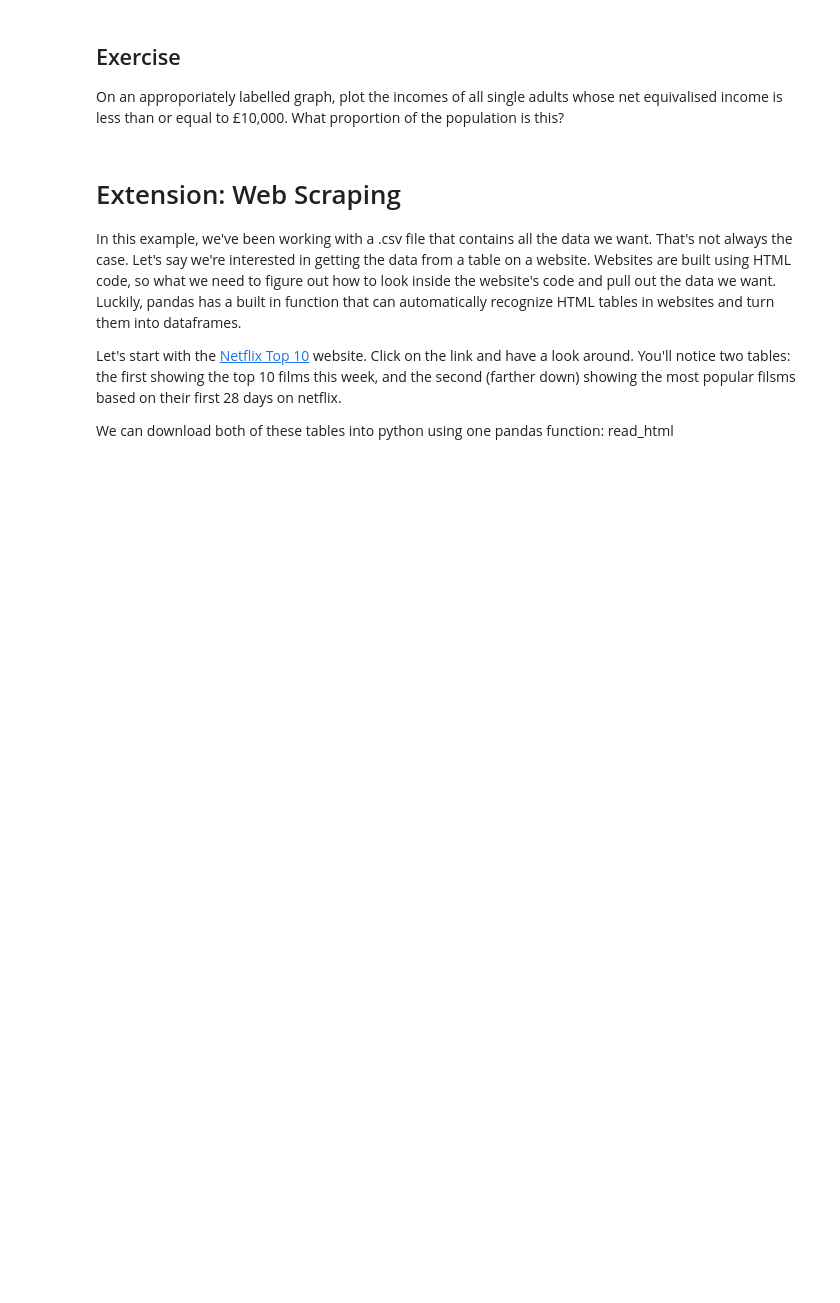
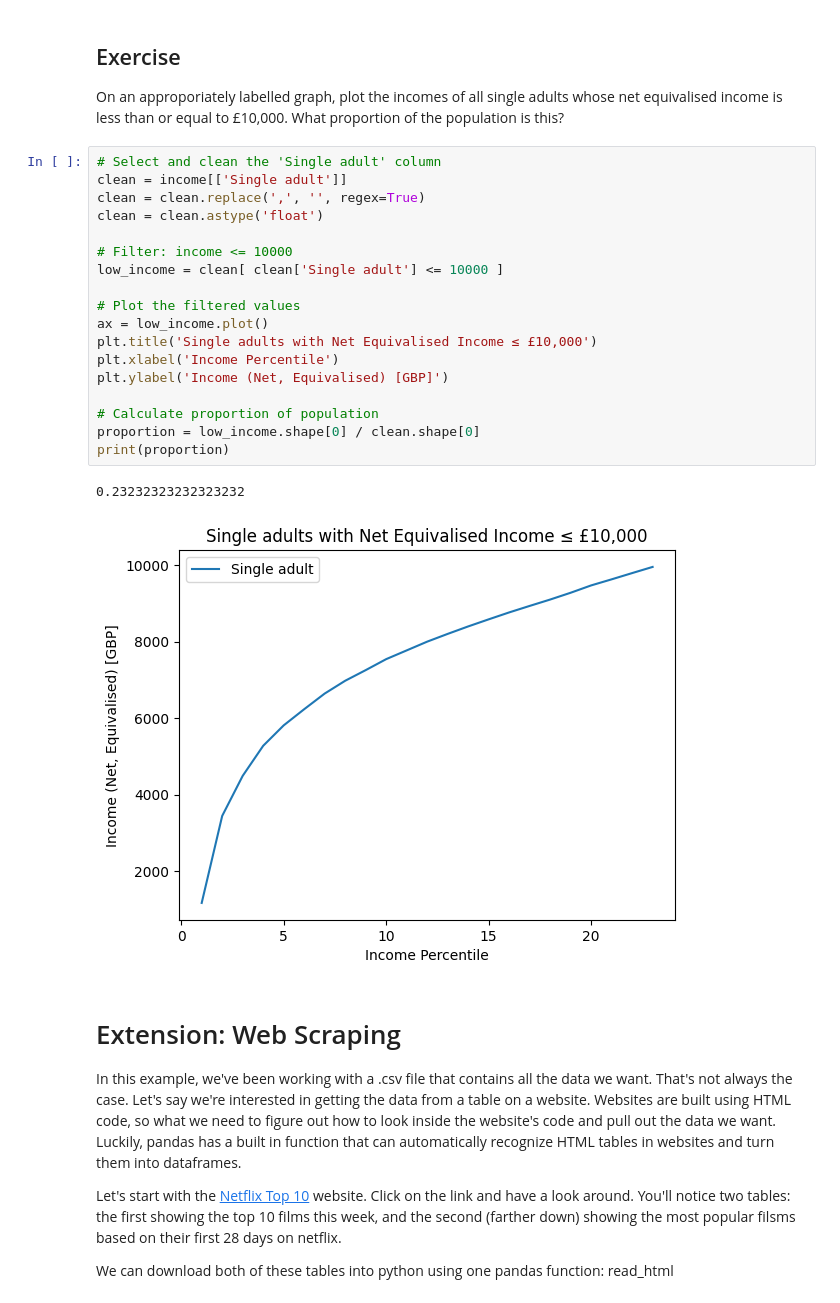
Before and after one commit to Freya360/QM2, a Jupyter notebook: notebooks/W02. Pandas.ipynb, the cells around one changed output. Saved outputs shown, nothing was run; the diff lists cells and outputs as text; blank space fills up the shorter version.

```diff
--- a/notebooks/W02. Pandas.ipynb
+++ b/notebooks/W02. Pandas.ipynb
@@ -345,6 +434,27 @@ We won't dwell on comparative operative, here we've used ">" to mean "is greater
 # %% [markdown]
 ## Exercise
 On an approporiately labelled graph, plot the incomes of all single adults whose net equivalised income is less than or equal to £10,000. What proportion of the population is this?
+# %%
+# Select and clean the 'Single adult' column
+clean = income[['Single adult']]
+clean = clean.replace(',', '', regex=True)
+clean = clean.astype('float')
+
+# Filter: income <= 10000
+low_income = clean[ clean['Single adult'] <= 10000 ]
+
+# Plot the filtered values
+ax = low_income.plot()
+plt.title('Single adults with Net Equivalised Income ≤ £10,000')
+plt.xlabel('Income Percentile')
+plt.ylabel('Income (Net, Equivalised) [GBP]')
+
+# Calculate proportion of population
+proportion = low_income.shape[0] / clean.shape[0]
+print(proportion)
+# %% [output]
+0.23232323232323232
+[figure, added]
 # %% [markdown]
 # Extension: Web Scraping
 
```
Also changed, not shown: parts of 7 cells of this notebook.
